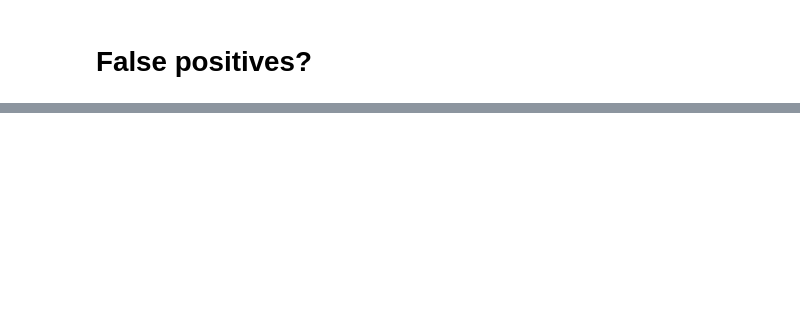
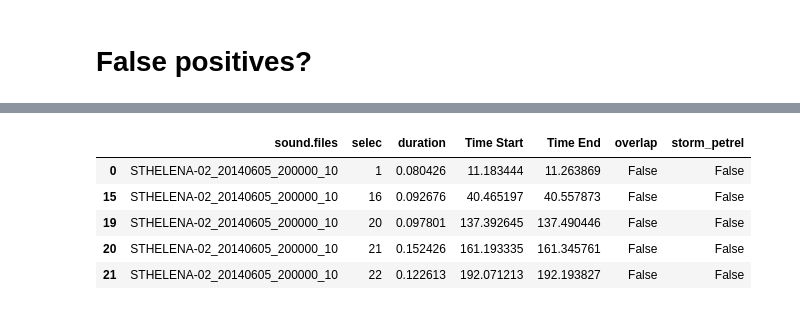
Before and after one commit to RSPB/StormPetrels, a Jupyter notebook: warbler_analysis.ipynb, the cells around one changed output, grey strips where cells are left out. Drawn from its saved outputs; the diff is of its cells as text; code cells hidden in the pictures; blank space fills up the shorter version.

```diff
--- a/warbler_analysis.ipynb
+++ b/warbler_analysis.ipynb
@@ -272,3 +277,10 @@ Are the numbers any good? It's a matter of what we are looking to achieve. This
 # %%
 fp_df = features[features['storm_petrel'] == False][warbler_columns_no_features]
-fn_df = labels[labels['storm_petrel'] == False]
+fp_df.head(5)
+# %% [output]
+|  | sound.files | selec | duration | Time Start | Time End | overlap | storm_petrel |
+| 0 | STHELENA-02_20140605_200000_10 | 1 | 0.080426 | 11.183444 | 11.263869 | False | False |
+| 15 | STHELENA-02_20140605_200000_10 | 16 | 0.092676 | 40.465197 | 40.557873 | False | False |
+| 19 | STHELENA-02_20140605_200000_10 | 20 | 0.097801 | 137.392645 | 137.490446 | False | False |
+| 20 | STHELENA-02_20140605_200000_10 | 21 | 0.152426 | 161.193335 | 161.345761 | False | False |
+| 21 | STHELENA-02_20140605_200000_10 | 22 | 0.122613 | 192.071213 | 192.193827 | False | False |
```
Also changed, not shown: parts of 15 cells of this notebook, 2 other files.
